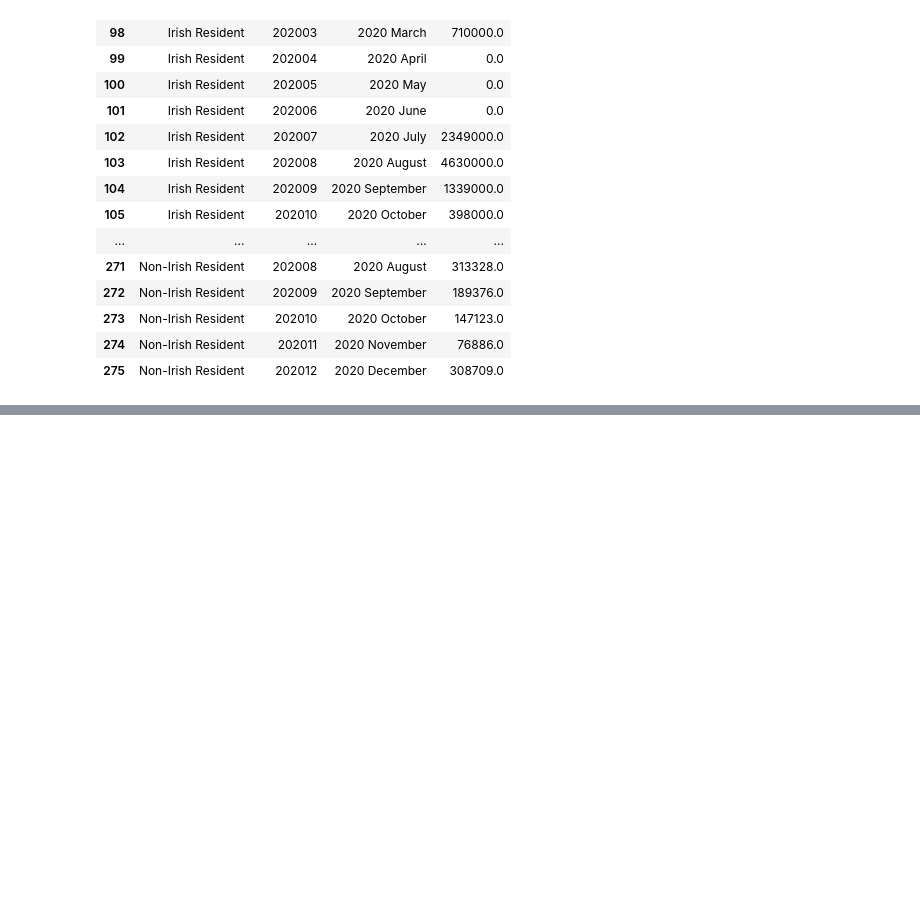
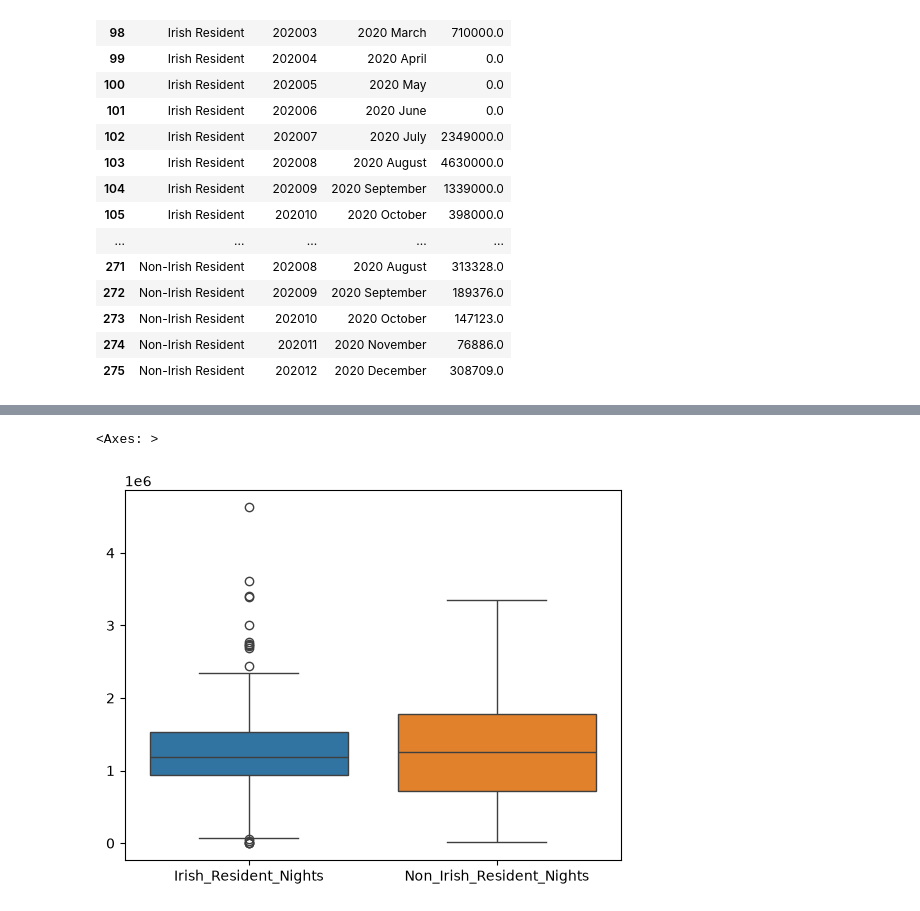
Before and after one commit to FelipeSantos63/CA1_MScDA_2024257, a Jupyter notebook: CA_1_Analyses.ipynb, the cells around one changed output, grey strips where cells are left out. Saved outputs shown, nothing was run; the diff lists cells and outputs as text; code cells hidden in the pictures; blank space fills up the shorter version.

```diff
--- a/CA_1_Analyses.ipynb
+++ b/CA_1_Analyses.ipynb
@@ -272,0 +358,5 @@ df_accommodation[
+# %%
+sns.boxplot(df_accommodation)
+# %% [output]
+<Axes: >
+[figure, added]
```
Also changed, not shown: parts of 15 cells of this notebook, 1 other file.
